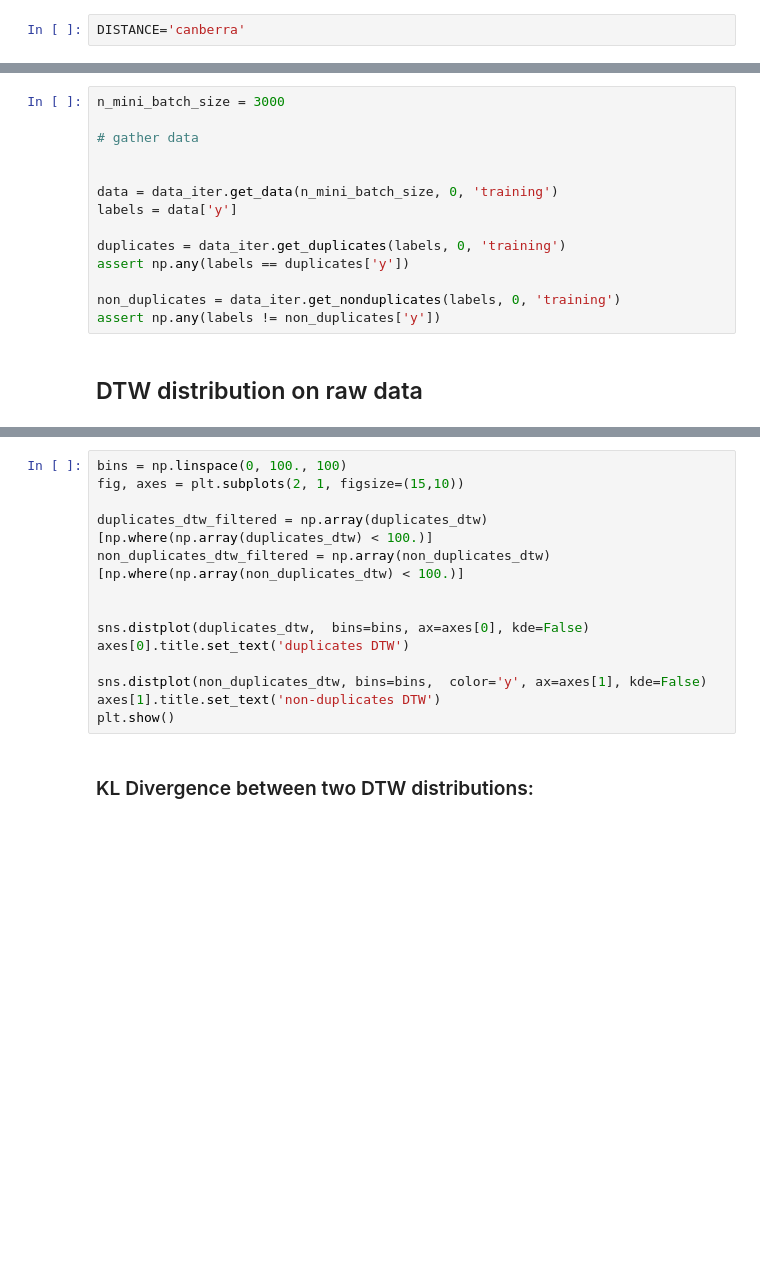
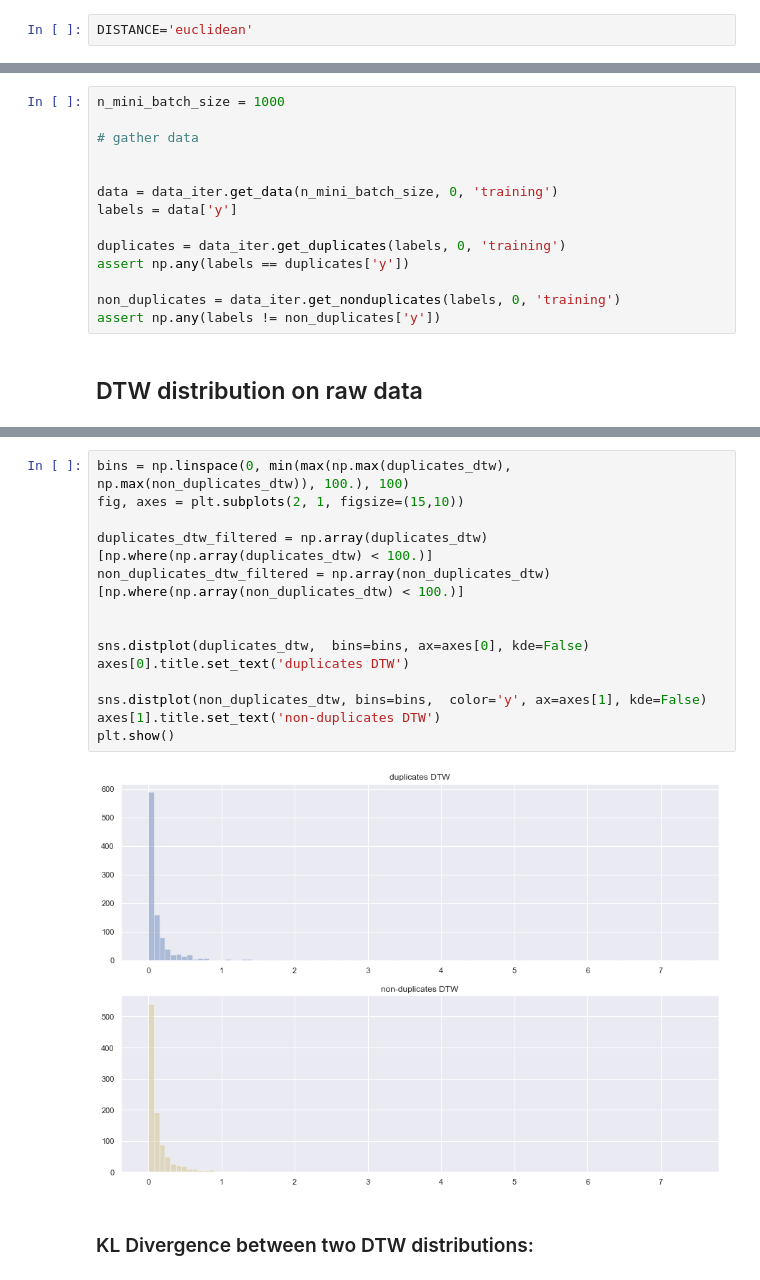
Before and after one commit to qdenisq/SpeechAcquisitionModel, a Jupyter notebook: src/dtw/prefix_identification_noELBO.ipynb, the cells around one changed output, grey strips where cells are left out. Drawn from its saved outputs; the diff is of its cells as text; blank space fills up the shorter version.

```diff
--- a/src/dtw/prefix_identification_noELBO.ipynb
+++ b/src/dtw/prefix_identification_noELBO.ipynb
@@ -23,7 +23,7 @@ sns.set()
 
 %matplotlib inline
 # %%
-DISTANCE='canberra'
+DISTANCE='euclidean'
 # %% [markdown]
 ## Load data
 # %%
@@ -116,7 +119,7 @@ axes[1][2].set_title(f"negative DTW = {res.normalized_distance:.4f}")
 # %% [markdown]
 # Gather Data for analysis
 # %%
-n_mini_batch_size = 3000
+n_mini_batch_size = 1000
 
 # gather data
 
@@ -150,17 +155,19 @@ for i in range(n_mini_batch_size):
 # %%
-bins = np.linspace(0, 100., 100)
+bins = np.linspace(0, min(max(np.max(duplicates_dtw), np.max(non_duplicates_dtw)), 100.), 100)
 fig, axes = plt.subplots(2, 1, figsize=(15,10))
 
 duplicates_dtw_filtered = np.array(duplicates_dtw)[np.where(np.array(duplicates_dtw) < 100.)]
 non_duplicates_dtw_filtered = np.array(non_duplicates_dtw)[np.where(np.array(non_duplicates_dtw) < 100.)]
 
 
 sns.distplot(duplicates_dtw,  bins=bins, ax=axes[0], kde=False)
 axes[0].title.set_text('duplicates DTW')
 
 sns.distplot(non_duplicates_dtw, bins=bins,  color='y', ax=axes[1], kde=False)
 axes[1].title.set_text('non-duplicates DTW')
 plt.show()
+# %% [output]
+[figure, added]
 # %% [markdown]
 ### KL Divergence between two DTW distributions:
 # %%
```
Also changed, not shown: parts of 3 cells of this notebook, 2 other files.
